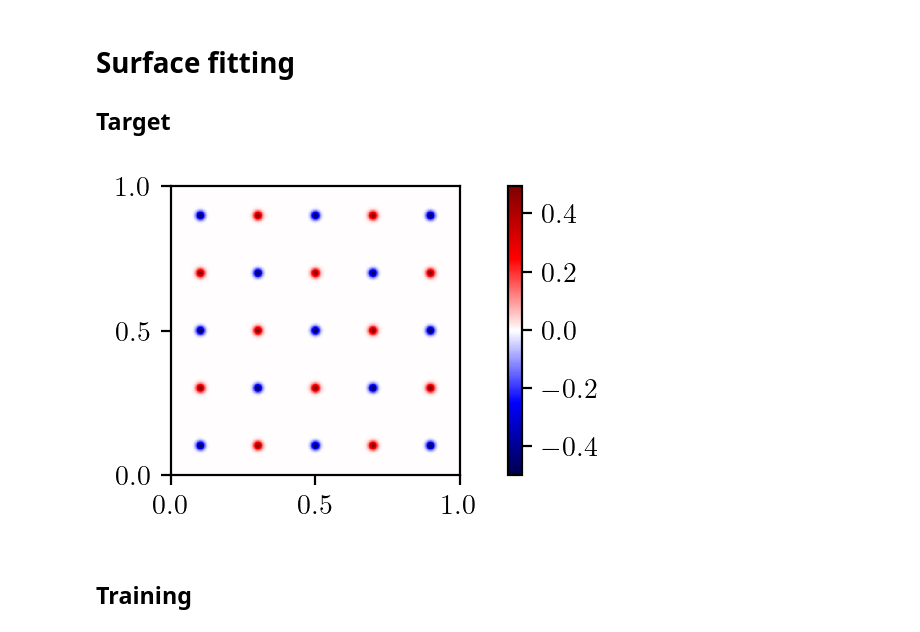
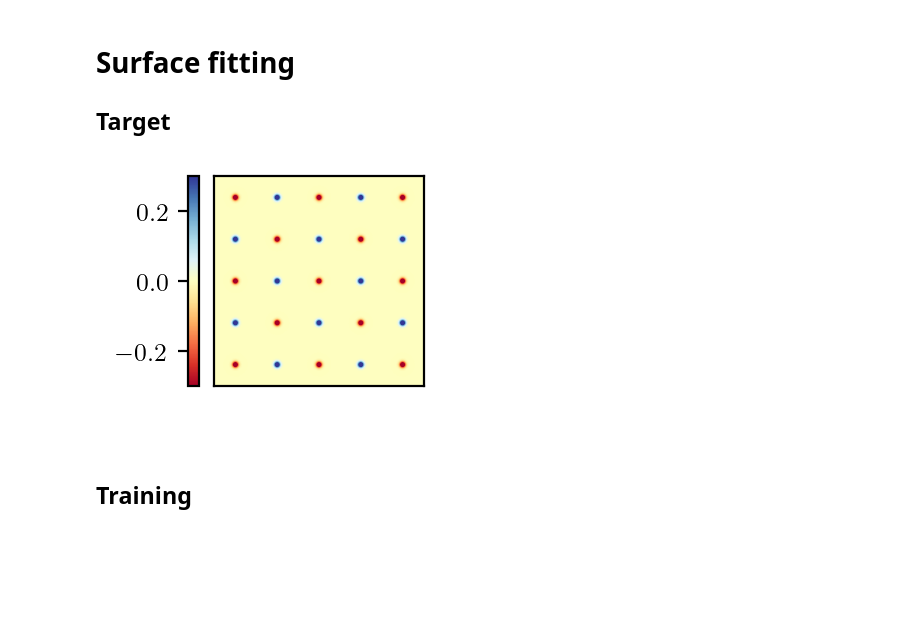
Before and after one commit to kuangdai/mlp_kgi, a Jupyter notebook: 02_surface.ipynb, the cells around one changed output. Cells and saved outputs as stored; diff of their text form; code cells hidden in the pictures; blank space fills up the shorter version.

```diff
--- a/02_surface.ipynb
+++ b/02_surface.ipynb
@@ -176,35 +176,40 @@ plt.show()
 # %%
 torch.set_default_dtype(torch.float32)
 
 
 def gaussian(x, mu, sigma, height):
     """ Gaussian shape """
     mu = torch.tensor(mu)[None, :]
     exponent = -((x - mu).norm(dim=-1) ** 2) / (2 * sigma ** 2)
     return height * torch.exp(exponent)
 
 
 # ground truth
 n_grid = 200  # using smaller size for training
 x_in = torch.linspace(0, 1, n_grid)
 x_in = torch.stack(torch.meshgrid(x_in, x_in, indexing="ij"), dim=-1).reshape([-1, 2])
 y_true = torch.zeros_like(x_in[:, 0])
 for ix, xc in enumerate([0.1, 0.3, 0.5, 0.7, 0.9]):
     for iy, yc in enumerate([0.1, 0.3, 0.5, 0.7, 0.9]):
         y_true += gaussian(x_in, [xc, yc], 0.01, (ix + iy) % 2 - .5)
 
 # plot
-fig = plt.figure(figsize=(10 / 1.6 * 0.5, 3 / 1.6), dpi=200)
+fig = plt.figure(figsize=(10 / 2.2 * 0.5, 3 / 2.2), dpi=200)
 ax2 = fig.gca()
 ax2.set_xticks([0, .5, 1.])
 ax2.set_yticks([0, .5, 1.])
 cax = ax2.imshow(y_true.reshape([n_grid, n_grid]), extent=[0, 1, 0, 1],
-                 aspect=1, cmap="seismic")
-cbar = fig.colorbar(cax, ax=ax2, orientation='vertical', pad=0.1)
+                 aspect=1, cmap='RdYlBu', vmin=-0.3, vmax=0.3)
+cbar = fig.colorbar(cax, ax=ax2, orientation='vertical', pad=-.67)
+cbar.ax.yaxis.set_ticks_position('left')
+cbar.ax.tick_params(labelsize=9)
+ax2.set_xticks([])
+ax2.set_yticks([])
+ax2.text(.5, -.13, "Data", ha="center", c="w")
 plt.savefig("figs/surface_target.pdf", bbox_inches='tight', pad_inches=0.01)
 plt.show()
 # %% [output]
-[figure, old version]
+[figure, new version]
 # %% [markdown]
 ## Training
 # %%
```
Also changed, not shown: parts of 2 cells of this notebook, 9 other files.
